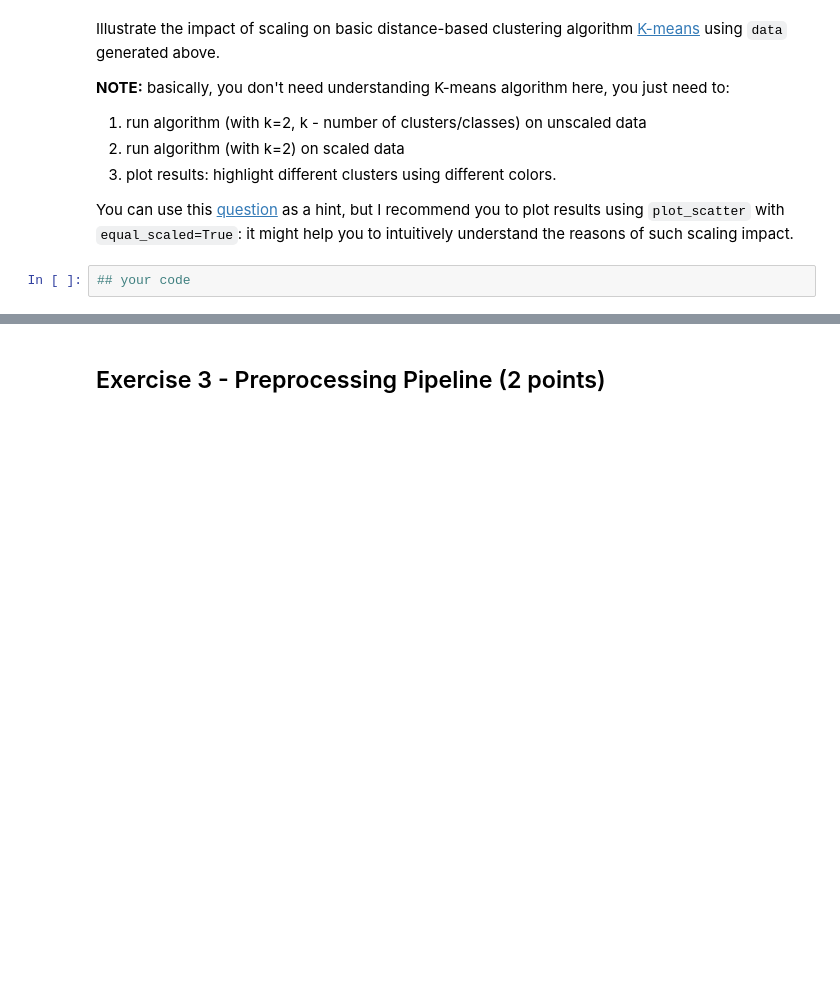
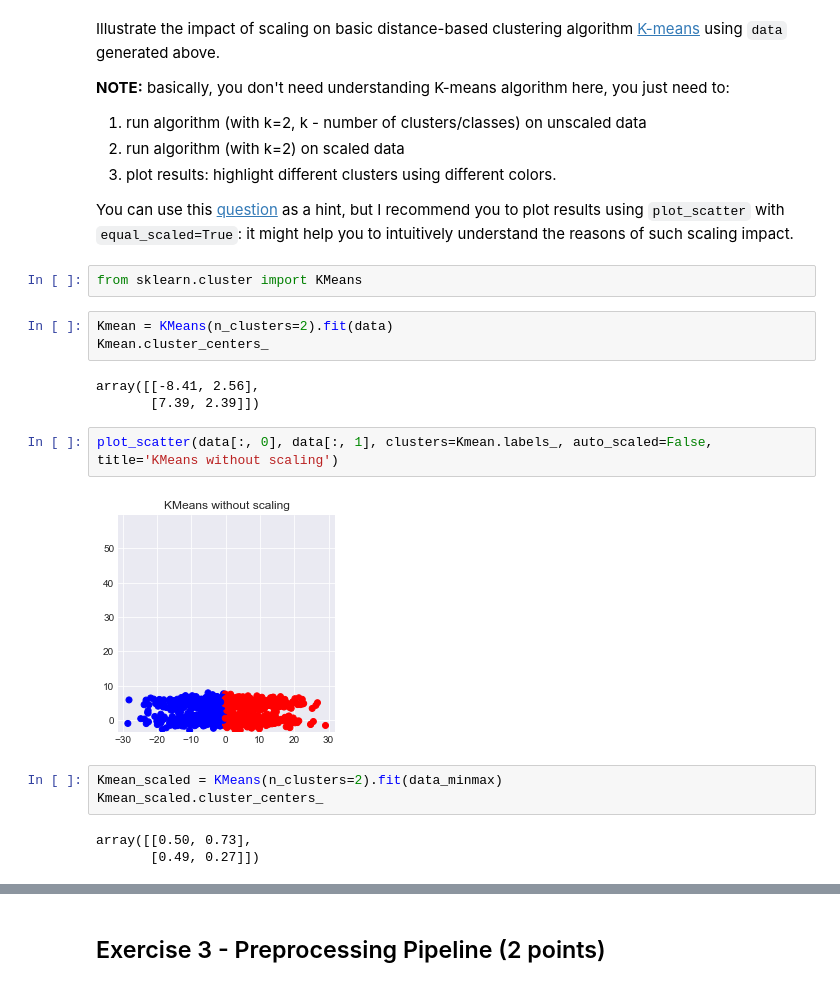
Before and after one commit to albert-bariev/rs-school-ml, a Jupyter notebook: 6_feature_engineering_selection.ipynb, the cells around one changed output, grey strips where cells are left out. Drawn from its saved outputs; the diff is of its cells as text; blank space fills up the shorter version.

```diff
--- a/6_feature_engineering_selection.ipynb
+++ b/6_feature_engineering_selection.ipynb
@@ -131,5 +148,21 @@ Illustrate the impact of scaling on basic distance-based clustering algorithm [K
 3) plot results: highlight different clusters using different colors.
 
 You can use this [question](https://stats.stackexchange.com/questions/89809/is-it-important-to-scale-data-before-clustering/89813) as a hint, but I recommend you to plot results using `plot_scatter` with `equal_scaled=True`: it might help you to intuitively understand the reasons of such scaling impact.
-# %%
-## your code
+# %%
+from sklearn.cluster import KMeans
+# %%
+Kmean = KMeans(n_clusters=2).fit(data)
+Kmean.cluster_centers_
+# %% [output]
+array([[-8.41, 2.56],
+       [7.39, 2.39]])
+# %%
+plot_scatter(data[:, 0], data[:, 1], clusters=Kmean.labels_, auto_scaled=False, title='KMeans without scaling')
+# %% [output]
+[figure, added]
+# %%
+Kmean_scaled = KMeans(n_clusters=2).fit(data_minmax)
+Kmean_scaled.cluster_centers_
+# %% [output]
+array([[0.50, 0.73],
+       [0.49, 0.27]])
```
Also changed, not shown: parts of 42 cells of this notebook.
